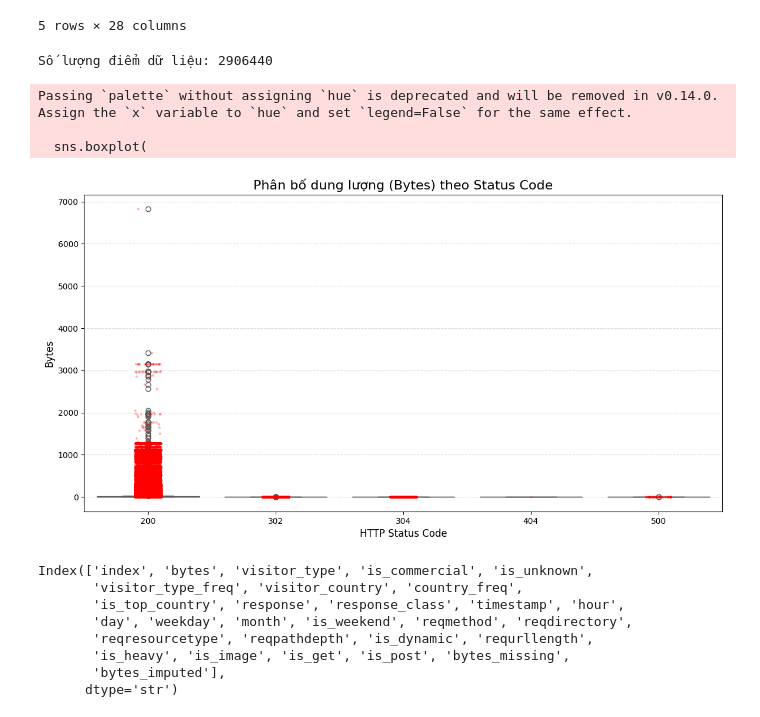
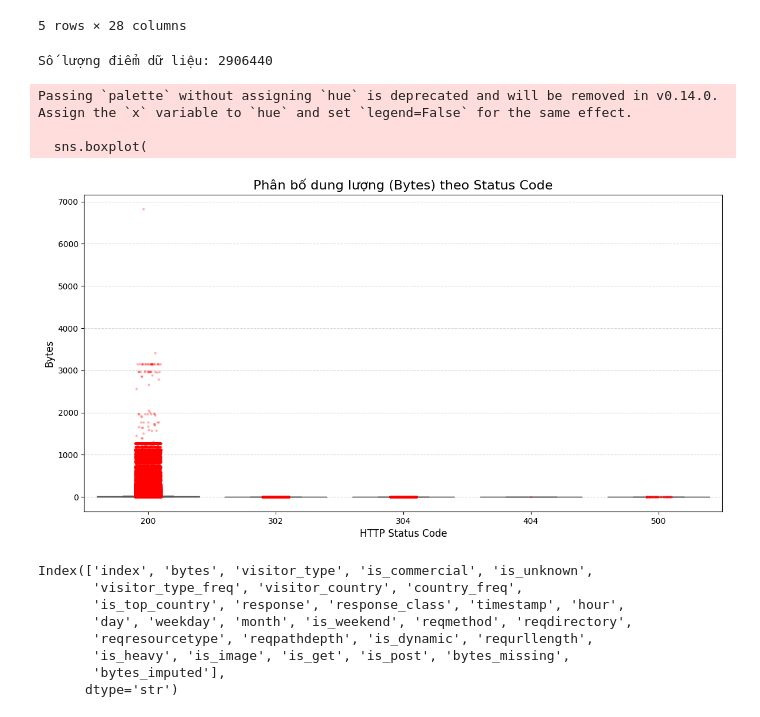
Before and after one commit to quanai06/DATAFLOW_2026_UET.EPOCH_0_AUTOSCALING_ANALYSIS, a Jupyter notebook: notebooks/aggregation_and_feature_engineering.ipynb, the cells around one changed output. Saved outputs shown, nothing was run; the diff lists cells and outputs as text; code cells hidden in the pictures.

```diff
--- a/notebooks/aggregation_and_feature_engineering.ipynb
+++ b/notebooks/aggregation_and_feature_engineering.ipynb
@@ -227,7 +227,7 @@ def plot_status_vs_bytes(df, col_status='response', col_bytes='bytes'):
         y=col_bytes,
         order=sorted_status,
         palette="Set2",
-        showfliers=True # Tạm ẩn các điểm nhiễu (outliers) quá xa để nhìn cho gọn khung hình
+        showfliers=False # Tạm ẩn các điểm nhiễu (outliers) quá xa để nhìn cho gọn khung hình
     )
 
     # Cách B: Strip Plot - Để rải các điểm dữ liệu lên trên (giống Scatter)
@@ -235,34 +235,34 @@ def plot_status_vs_bytes(df, col_status='response', col_bytes='bytes'):
     sns.stripplot(
         data=data_clean,
         x=col_status,
         y=col_bytes,
         order=sorted_status,
         color='red',
         alpha=0.3, # Độ mờ
         size=3,    # Kích thước chấm nhỏ
         jitter=True # Rung lắc nhẹ để các điểm không đè lên nhau
     )
 
     # 4. Trang trí
     plt.title(f'Phân bố dung lượng (Bytes) theo Status Code', fontsize=16)
     plt.xlabel('HTTP Status Code', fontsize=12)
     plt.ylabel('Bytes', fontsize=12)
     plt.grid(True, axis='y', linestyle='--', alpha=0.5)
 
     # Mẹo: Nếu chênh lệch bytes quá lớn (cái 100 bytes, cái 1GB), hãy bật log scale
     # plt.yscale('log')
 
     plt.show()
 
 # --- CÁCH DÙNG ---
 # plot_status_vs_bytes(df, col_status='status', col_bytes='y_bytes_imp')
 plot_status_vs_bytes(df)
 # %% [output]
 Số lượng điểm dữ liệu: 2906440
 Passing `palette` without assigning `hue` is deprecated and will be removed in v0.14.0. Assign the `x` variable to `hue` and set `legend=False` for the same effect.
 
   sns.boxplot(
-[figure, old version]
+[figure, new version]
 # %%
 def add_bytes_imputed(df):
     """fill NaN"""
```
Also changed, not shown: 8 other files.
